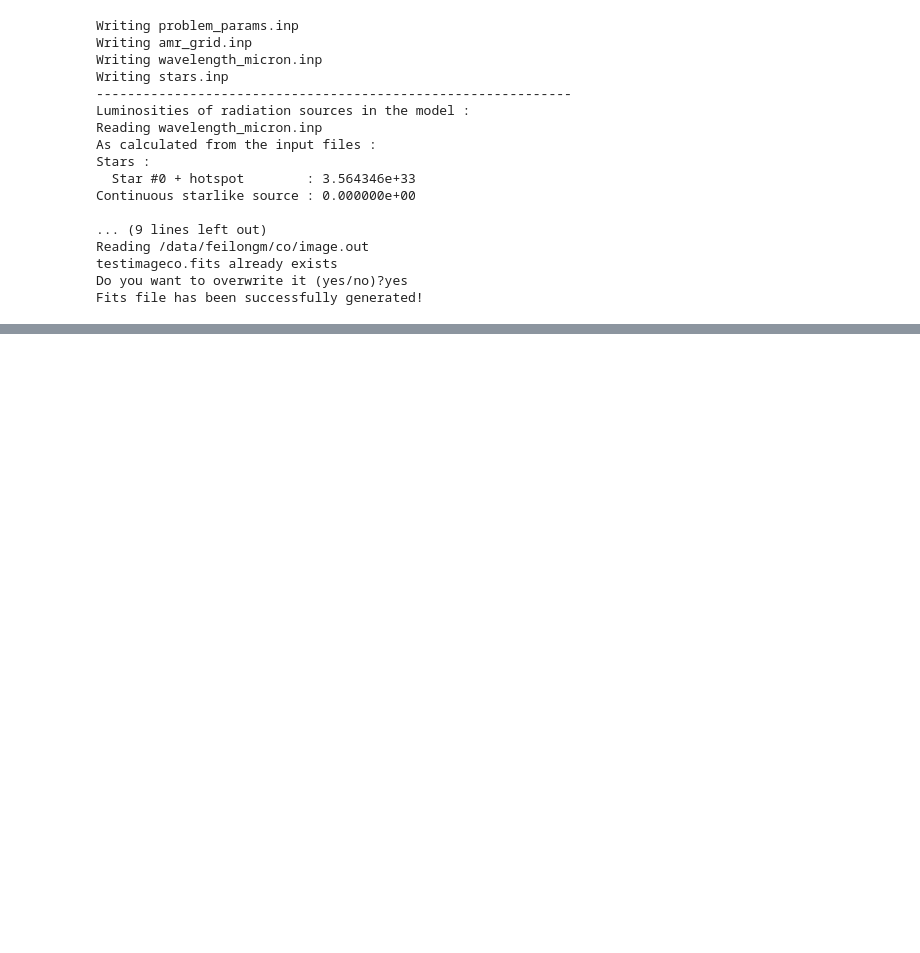
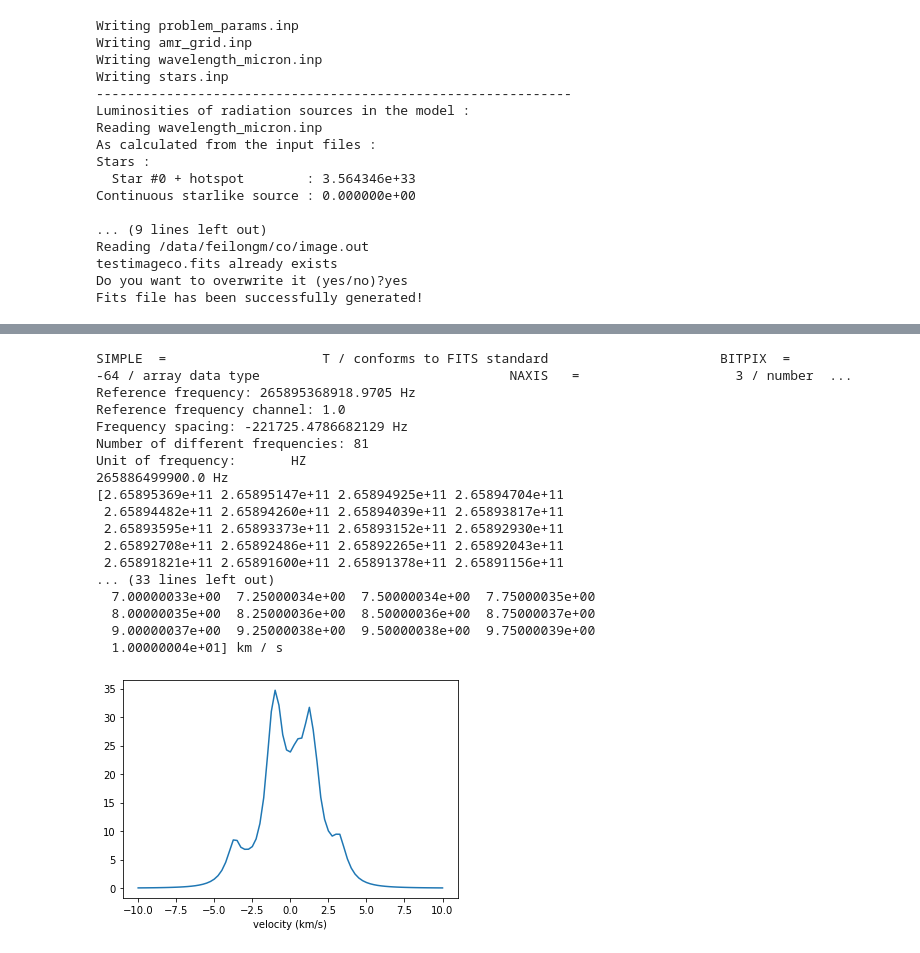
Before and after one commit to feilongm/Notebooks, a Jupyter notebook: notebooks/May_10.ipynb, the cells around one changed output, grey strips where cells are left out. Cells and saved outputs as stored; diff of their text form; code cells hidden in the pictures; blank space fills up the shorter version.

```diff
--- a/notebooks/May_10.ipynb
+++ b/notebooks/May_10.ipynb
@@ -375,0 +374,64 @@ FileNotFoundError: [Errno 2] No such file or directory: '/data/feilongm/c2h/imag
+# %%
+HD163296_test_file = "/data/feilongm/hcn/testimagehcn.fits"
+
+HD163296_testcube = fits.open(HD163296_test_file)[0]
+
+data = HD163296_testcube.data
+data = np.squeeze(data)
+spectrum = np.sum(data, axis=(1,2))
+
+header = HD163296_testcube.header
+print(header)
+
+print("Reference frequency:",header['CRVAL3'] * u.Hz)
+print("Reference frequency channel:",header['CRPIX3'])
+print("Frequency spacing:",header['CDELT3'] * u.Hz)
+print("Number of different frequencies:",header['NAXIS3'])
+print("Unit of frequency:",header['CUNIT3'])
+RESTFRQ = 265.88649990 * 10**9 *u.Hz
+print(RESTFRQ)
+numchannels = header['NAXIS3']
+
+FrequencySpacing = header['CDELT3'] * u.Hz
+ReferenceFrequency = header['CRVAL3'] * u.Hz
+NumFreq = np.arange(start=1, stop=82, step=1)
+RestFreq = RESTFRQ
+c = 299792.458 * u.km / u.s
+
+def FrequenciesOnDifferentChannals(FrequencySpacing, ReferenceFrequency, NumFreq):
+    Freq = ReferenceFrequency + (NumFreq - 1) * FrequencySpacing
+    return Freq
+
+ResultReferenceFreq = FrequenciesOnDifferentChannals(FrequencySpacing, ReferenceFrequency, NumFreq)
+
+print(ResultReferenceFreq)
+
+def ConvertingUnits(ResultReferenceFreq, RestFreq):
+    ConvertingUnits = c * (RestFreq - ResultReferenceFreq) / RestFreq
+    return ConvertingUnits
+
+resultVelocity = ConvertingUnits(ResultReferenceFreq, RestFreq)
+print(resultVelocity)
+
+plt.plot(resultVelocity, spectrum)
+plt.xlabel('velocity (km/s)')
+plt.show()
+# %% [output]
+SIMPLE  =                    T / conforms to FITS standard                      BITPIX  =                  -64 / array data type                                NAXIS   =                    3 / number  ...
+Reference frequency: 265895368918.9705 Hz
+Reference frequency channel: 1.0
+Frequency spacing: -221725.4786682129 Hz
+Number of different frequencies: 81
+Unit of frequency:       HZ
+265886499900.0 Hz
+[2.65895369e+11 2.65895147e+11 2.65894925e+11 2.65894704e+11
+ 2.65894482e+11 2.65894260e+11 2.65894039e+11 2.65893817e+11
+ 2.65893595e+11 2.65893373e+11 2.65893152e+11 2.65892930e+11
+ 2.65892708e+11 2.65892486e+11 2.65892265e+11 2.65892043e+11
+ 2.65891821e+11 2.65891600e+11 2.65891378e+11 2.65891156e+11
+... (33 lines left out)
+  7.00000033e+00  7.25000034e+00  7.50000034e+00  7.75000035e+00
+  8.00000035e+00  8.25000036e+00  8.50000036e+00  8.75000037e+00
+  9.00000037e+00  9.25000038e+00  9.50000038e+00  9.75000039e+00
+  1.00000004e+01] km / s
+[figure, added]
```
Also changed, not shown: parts of 5 cells of this notebook.
